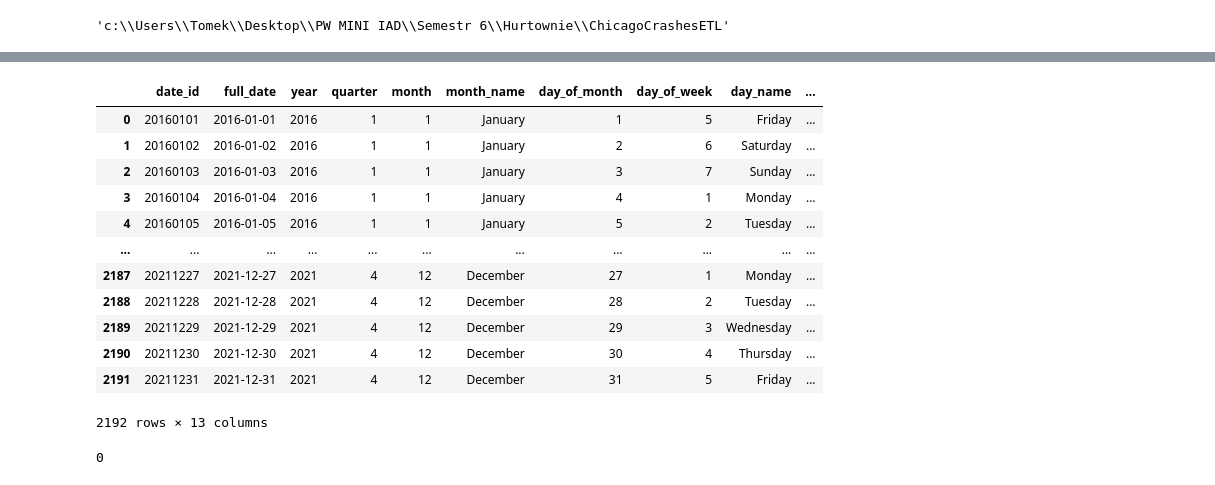
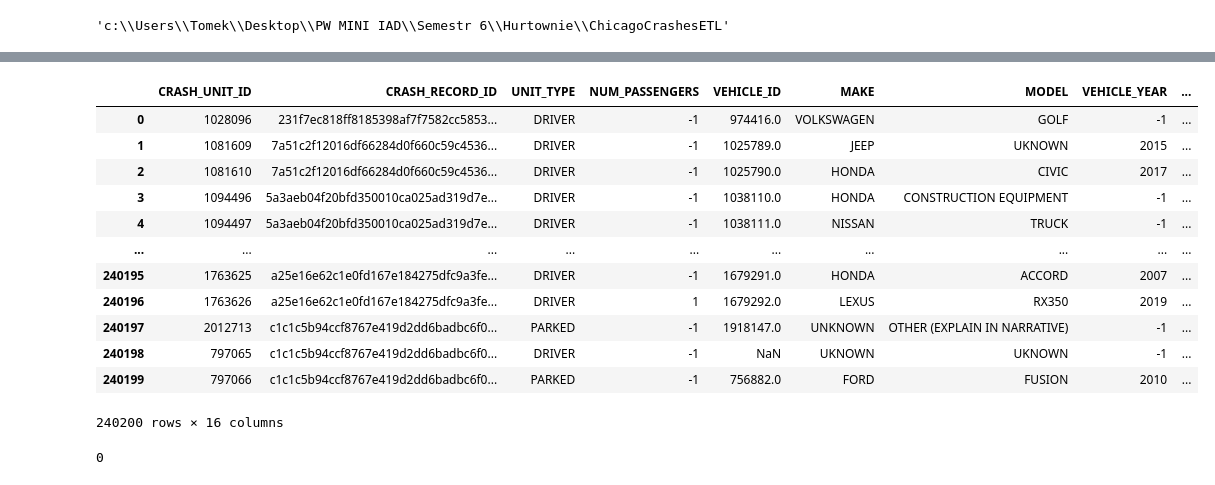
Before and after one commit to krukj/ChicagoCrashesETL, a Jupyter notebook: test.ipynb, the cells around one changed output, grey strips where cells are left out. Cells and saved outputs as stored; diff of their text form; code cells hidden in the pictures.

```diff
--- a/test.ipynb
+++ b/test.ipynb
@@ -63,19 +77,19 @@ dim_people.head(5)
 # %%
-dim_date
+dim_vehicles
 # %% [output]
-|  | date_id | full_date | year | quarter | month | month_name | day_of_month | day_of_week | day_name | ... |
-| 0 | 20160101 | 2016-01-01 | 2016 | 1 | 1 | January | 1 | 5 | Friday | ... |
-| 1 | 20160102 | 2016-01-02 | 2016 | 1 | 1 | January | 2 | 6 | Saturday | ... |
-| 2 | 20160103 | 2016-01-03 | 2016 | 1 | 1 | January | 3 | 7 | Sunday | ... |
-| 3 | 20160104 | 2016-01-04 | 2016 | 1 | 1 | January | 4 | 1 | Monday | ... |
-| 4 | 20160105 | 2016-01-05 | 2016 | 1 | 1 | January | 5 | 2 | Tuesday | ... |
-| ... | ... | ... | ... | ... | ... | ... | ... | ... | ... | ... |
-| 2187 | 20211227 | 2021-12-27 | 2021 | 4 | 12 | December | 27 | 1 | Monday | ... |
-| 2188 | 20211228 | 2021-12-28 | 2021 | 4 | 12 | December | 28 | 2 | Tuesday | ... |
-| 2189 | 20211229 | 2021-12-29 | 2021 | 4 | 12 | December | 29 | 3 | Wednesday | ... |
-| 2190 | 20211230 | 2021-12-30 | 2021 | 4 | 12 | December | 30 | 4 | Thursday | ... |
-| 2191 | 20211231 | 2021-12-31 | 2021 | 4 | 12 | December | 31 | 5 | Friday | ... |
+|  | CRASH_UNIT_ID | CRASH_RECORD_ID | UNIT_TYPE | NUM_PASSENGERS | VEHICLE_ID | MAKE | MODEL | VEHICLE_YEAR | ... |
+| 0 | 1028096 | 231f7ec818ff8185398af7f7582cc5853... | DRIVER | -1 | 974416.0 | VOLKSWAGEN | GOLF | -1 | ... |
+| 1 | 1081609 | 7a51c2f12016df66284d0f660c59c4536... | DRIVER | -1 | 1025789.0 | JEEP | UKNOWN | 2015 | ... |
+| 2 | 1081610 | 7a51c2f12016df66284d0f660c59c4536... | DRIVER | -1 | 1025790.0 | HONDA | CIVIC | 2017 | ... |
+| 3 | 1094496 | 5a3aeb04f20bfd350010ca025ad319d7e... | DRIVER | -1 | 1038110.0 | HONDA | CONSTRUCTION EQUIPMENT | -1 | ... |
+| 4 | 1094497 | 5a3aeb04f20bfd350010ca025ad319d7e... | DRIVER | -1 | 1038111.0 | NISSAN | TRUCK | -1 | ... |
+| ... | ... | ... | ... | ... | ... | ... | ... | ... | ... |
+| 240195 | 1763625 | a25e16e62c1e0fd167e184275dfc9a3fe... | DRIVER | -1 | 1679291.0 | HONDA | ACCORD | 2007 | ... |
+| 240196 | 1763626 | a25e16e62c1e0fd167e184275dfc9a3fe... | DRIVER | 1 | 1679292.0 | LEXUS | RX350 | 2019 | ... |
+| 240197 | 2012713 | c1c1c5b94ccf8767e419d2dd6badbc6f0... | PARKED | -1 | 1918147.0 | UNKNOWN | OTHER (EXPLAIN IN NARRATIVE) | -1 | ... |
+| 240198 | 797065 | c1c1c5b94ccf8767e419d2dd6badbc6f0... | DRIVER | -1 | NaN | UKNOWN | UKNOWN | -1 | ... |
+| 240199 | 797066 | c1c1c5b94ccf8767e419d2dd6badbc6f0... | PARKED | -1 | 756882.0 | FORD | FUSION | 2010 | ... |
-2192 rows × 13 columns
+240200 rows × 16 columns
 # %%
 # %% [output]
 0
```
Also changed, not shown: parts of 4 cells of this notebook, 5 other files.
